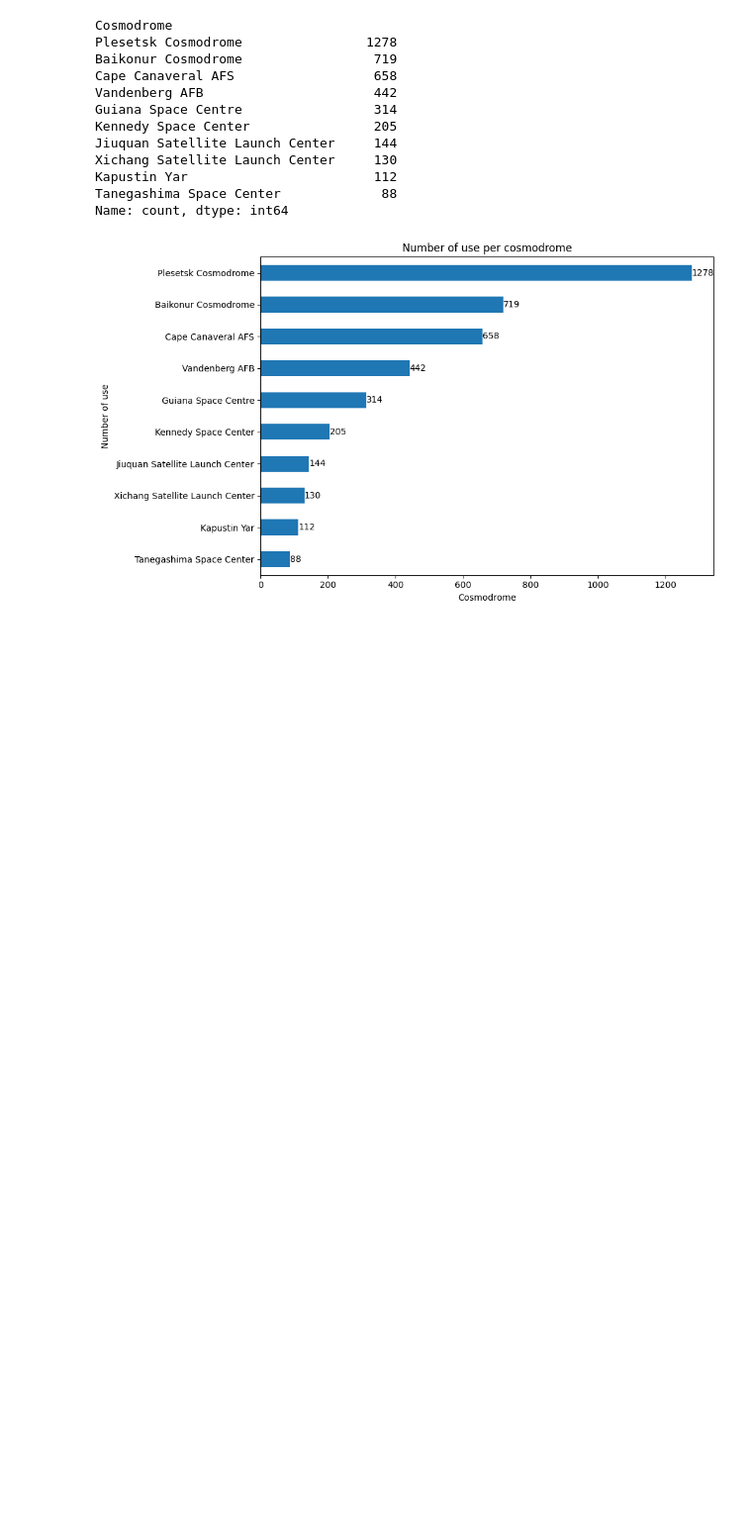
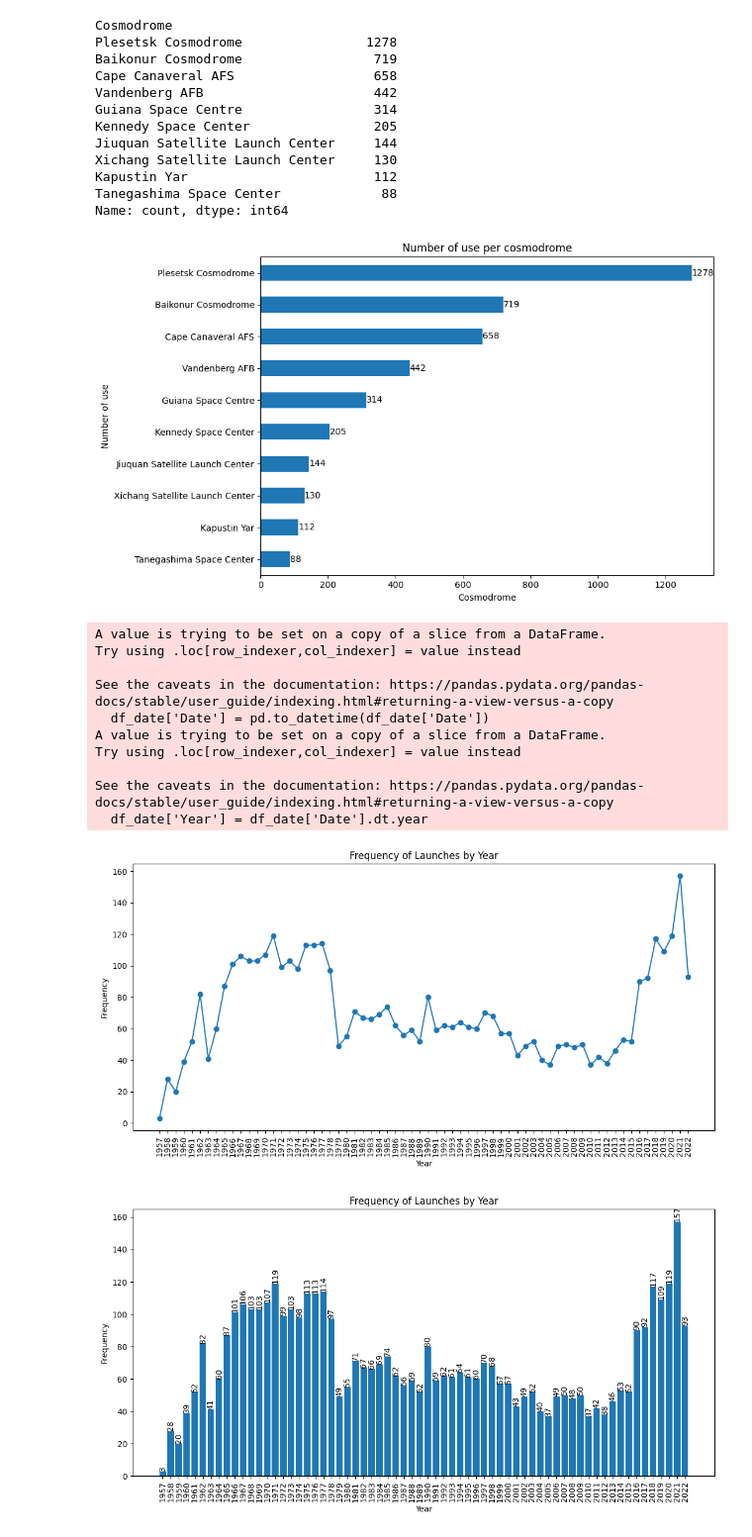
Before and after one commit to szymek111/SQL_space_Data_Analysis, a Jupyter notebook: py_files/space_jupyter_notebook.ipynb, the cells around one changed output. Shown: that part at 99% size. Cells and saved outputs as stored; diff of their text form; code cells hidden in the pictures; blank space fills up the shorter version.

Commit message:
generated and added graphs

```diff
--- a/py_files/space_jupyter_notebook.ipynb
+++ b/py_files/space_jupyter_notebook.ipynb
@@ -132,10 +134,57 @@ Tanegashima Space Center             88
 Name: count, dtype: int64
 [figure]
 # %%
-# Utworzenie nowego DataFrame z kolumną 'Date'
+#Create new dataframe for 'Date' column
 df_date = df[['Date']]
 
-df_date = df_date['Date'] = pd.to_datetime(df_date['Date'])
-#df['Year'] = df['Date'].dt.year
-#df_date['Year'] = df_date['Date'].dt.year
-printd f_date
+#Change datatype for datetime format
+df_date['Date'] = pd.to_datetime(df_date['Date'])
+
+#Adding column to df_date
+df_date['Year'] = df_date['Date'].dt.year
+
+#check occurrences 'Year'
+year_counts = df_date['Year'].value_counts().reset_index()
+
+#Change column name
+year_counts.columns = ['Year', 'Frequency']
+
+#Sort by 'Year'
+year_counts = year_counts.sort_values(by='Year')
+
+
+# Plot the graph
+plt.figure(figsize=(13, 6))
+plt.plot(year_counts['Year'], year_counts['Frequency'], marker='o', linestyle='-')
+plt.xlabel('Year')
+plt.ylabel('Frequency')
+plt.title('Frequency of Launches by Year')
+plt.xticks(year_counts['Year'], rotation=90)
+plt.show()
+
+#two types of graph
+
+plt.figure(figsize=(13, 6))
+bars = plt.bar(year_counts['Year'], year_counts['Frequency'])
+for bar in bars:
+    yval = bar.get_height()
+    plt.text(bar.get_x() + bar.get_width() / 2, yval, int(yval), ha='center', va='bottom', rotation = 90)
+plt.xlabel('Year')
+plt.ylabel('Frequency')
+plt.title('Frequency of Launches by Year')
+plt.xticks(year_counts['Year'], rotation = 90)
+plt.savefig('graphs/years_freq.png') #save in
+plt.show()
+# %% [output]
+A value is trying to be set on a copy of a slice from a DataFrame.
+Try using .loc[row_indexer,col_indexer] = value instead
+
+See the caveats in the documentation: https://pandas.pydata.org/pandas-docs/stable/user_guide/indexing.html#returning-a-view-versus-a-copy
+  df_date['Date'] = pd.to_datetime(df_date['Date'])
+A value is trying to be set on a copy of a slice from a DataFrame.
+Try using .loc[row_indexer,col_indexer] = value instead
+
+See the caveats in the documentation: https://pandas.pydata.org/pandas-docs/stable/user_guide/indexing.html#returning-a-view-versus-a-copy
+  df_date['Year'] = df_date['Date'].dt.year
+[figure, added]
+[figure, added]
```
Also changed, not shown: parts of 4 cells of this notebook, 3 other files.
